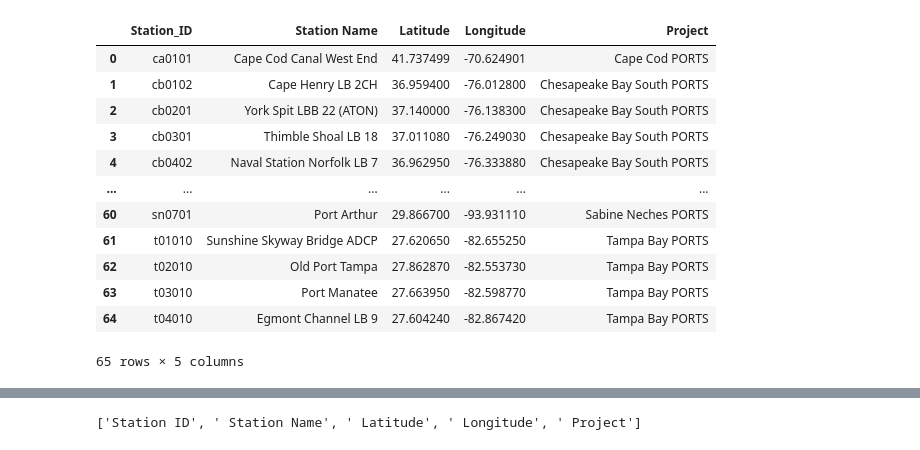
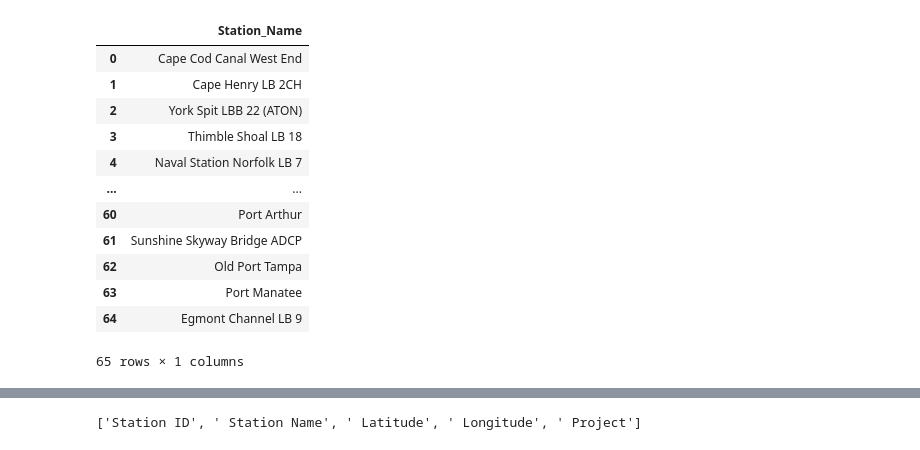
Before and after one commit to cveras33/dive-sites-ETL, a Jupyter notebook: weather_and_currents.ipynb, the cells around one changed output, grey strips where cells are left out. Cells and saved outputs as stored; diff of their text form; code cells hidden in the pictures.

```diff
--- a/weather_and_currents.ipynb
+++ b/weather_and_currents.ipynb
@@ -6,22 +6,22 @@ import pandas as pd
 # %%
 path = "Resources/coops_active_current_stations.csv"
 curr_csv = pd.read_csv(path)
 #curr_csv = csv.rename(columns={"Station Name": "Station_Name", "Station ID": "Station_ID"})
-curr_csv
+curr_csv[["Station_Name"]]
 # %% [output]
-|  | Station_ID | Station Name | Latitude | Longitude | Project |
-| 0 | ca0101 | Cape Cod Canal West End | 41.737499 | -70.624901 | Cape Cod PORTS |
-| 1 | cb0102 | Cape Henry LB 2CH | 36.959400 | -76.012800 | Chesapeake Bay South PORTS |
-| 2 | cb0201 | York Spit LBB 22 (ATON) | 37.140000 | -76.138300 | Chesapeake Bay South PORTS |
-| 3 | cb0301 | Thimble Shoal LB 18 | 37.011080 | -76.249030 | Chesapeake Bay South PORTS |
-| 4 | cb0402 | Naval Station Norfolk LB 7 | 36.962950 | -76.333880 | Chesapeake Bay South PORTS |
-| ... | ... | ... | ... | ... | ... |
-| 60 | sn0701 | Port Arthur | 29.866700 | -93.931110 | Sabine Neches PORTS |
-| 61 | t01010 | Sunshine Skyway Bridge ADCP | 27.620650 | -82.655250 | Tampa Bay PORTS |
-| 62 | t02010 | Old Port Tampa | 27.862870 | -82.553730 | Tampa Bay PORTS |
-| 63 | t03010 | Port Manatee | 27.663950 | -82.598770 | Tampa Bay PORTS |
-| 64 | t04010 | Egmont Channel LB 9 | 27.604240 | -82.867420 | Tampa Bay PORTS |
+|  | Station_Name |
+| 0 | Cape Cod Canal West End |
+| 1 | Cape Henry LB 2CH |
+| 2 | York Spit LBB 22 (ATON) |
+| 3 | Thimble Shoal LB 18 |
+| 4 | Naval Station Norfolk LB 7 |
+| ... | ... |
+| 60 | Port Arthur |
+| 61 | Sunshine Skyway Bridge ADCP |
+| 62 | Old Port Tampa |
+| 63 | Port Manatee |
+| 64 | Egmont Channel LB 9 |
-65 rows × 5 columns
+65 rows × 1 columns
 # %%
 #TO TEST A DIFFERENT TYPE OF CURRENT API CALL.... Ignore this one
 
```
Also changed, not shown: parts of 2 cells of this notebook, 1 other file.
